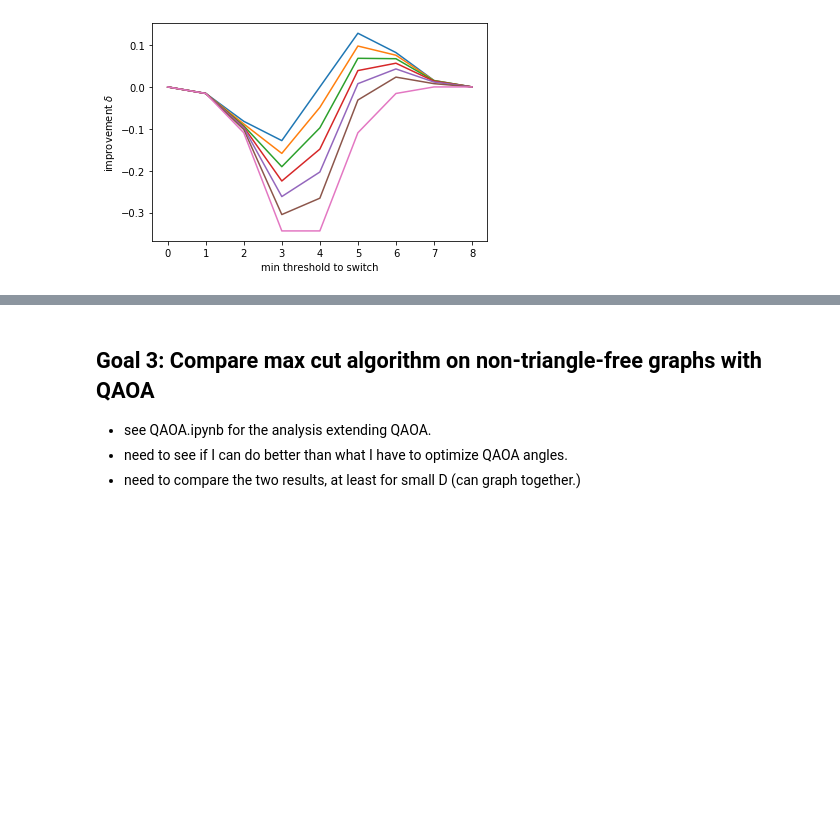
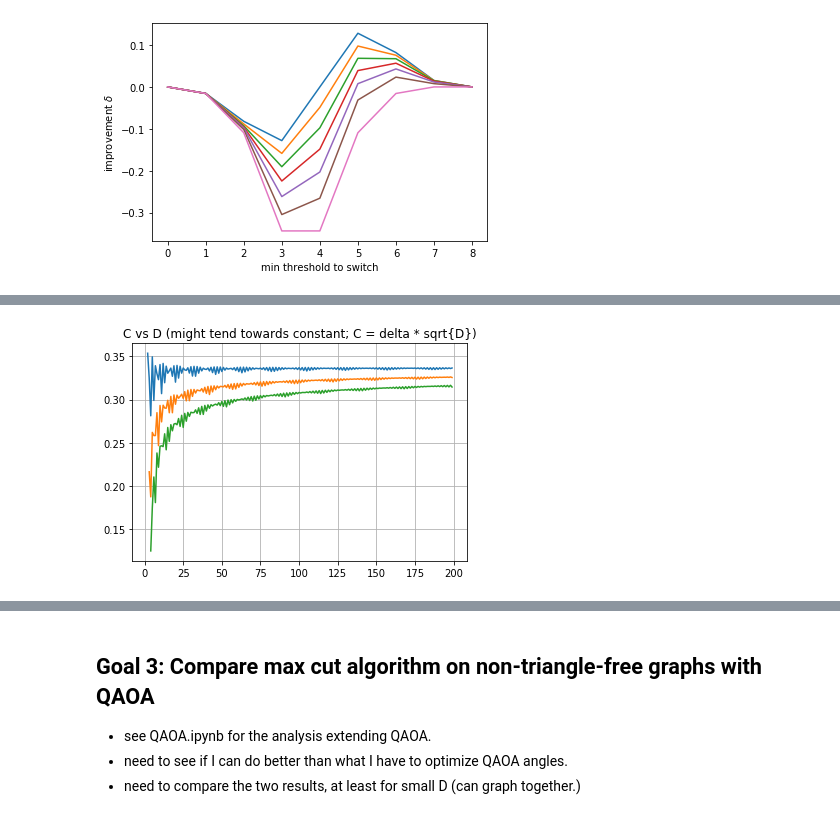
Before and after one commit to marwahaha/qaoa-local-competitors, a Jupyter notebook: hastings.ipynb, the cells around one changed output, grey strips where cells are left out. Cells and saved outputs as stored; diff of their text form; code cells hidden in the pictures; blank space fills up the shorter version.

```diff
--- a/hastings.ipynb
+++ b/hastings.ipynb
@@ -231,0 +252,11 @@ D = 7 T = 0 improvement = -0.0
+# %%
+# looks like scaling is different when there are triangles!
+for n in range(3):
+    ds = range(2+n, 200)
+    fn = calc_improvement_n_triangles_curried(n)
+    cs = [d**0.5*max(test_all_thresholds(d, fn)) for d in ds]
+    plt.plot(ds, cs)
+plt.title("C vs D (might tend towards constant; C = delta * sqrt{D})")
+plt.grid(True)
+# %% [output]
+[figure, added]
```
Also changed, not shown: parts of 8 cells of this notebook, 1 other file.
